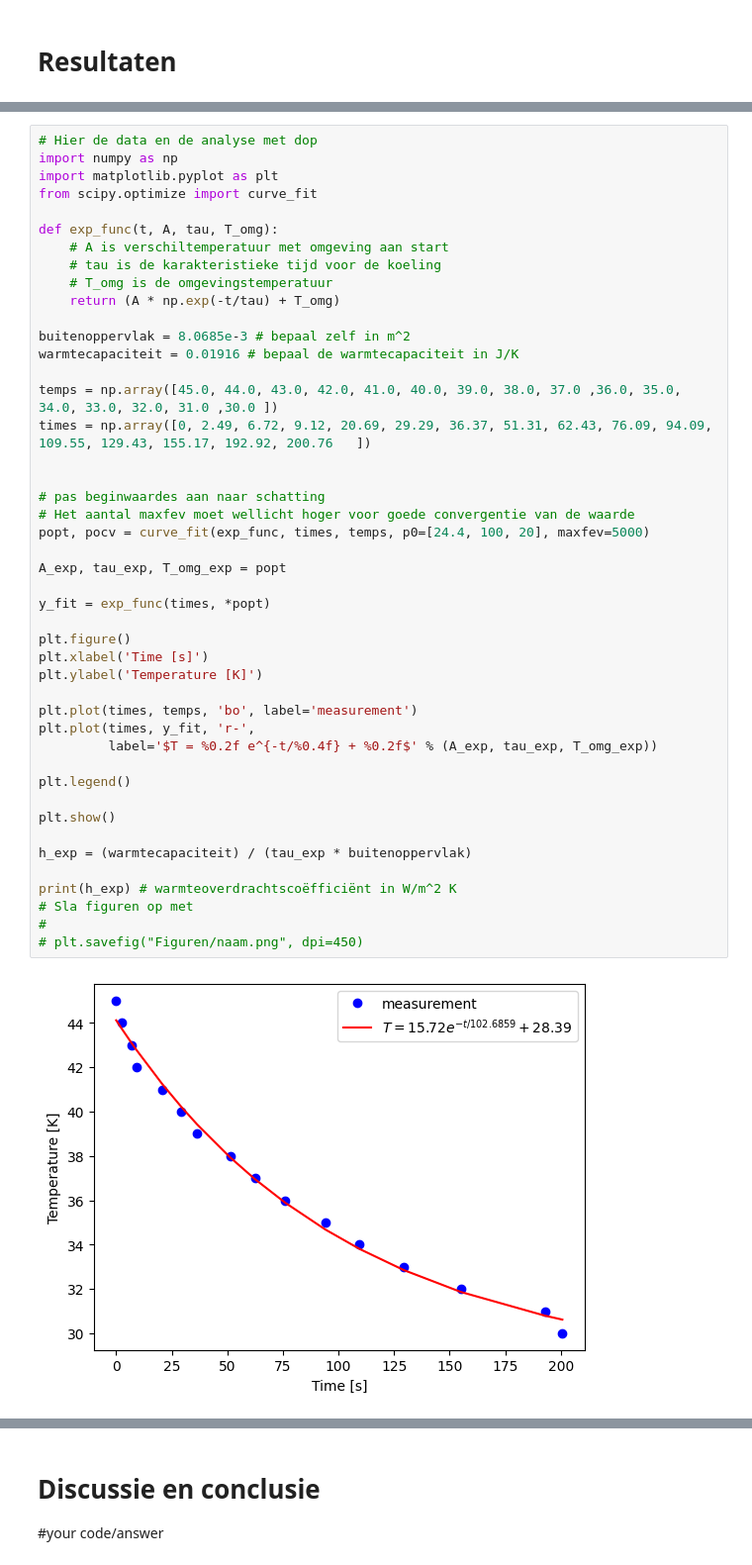
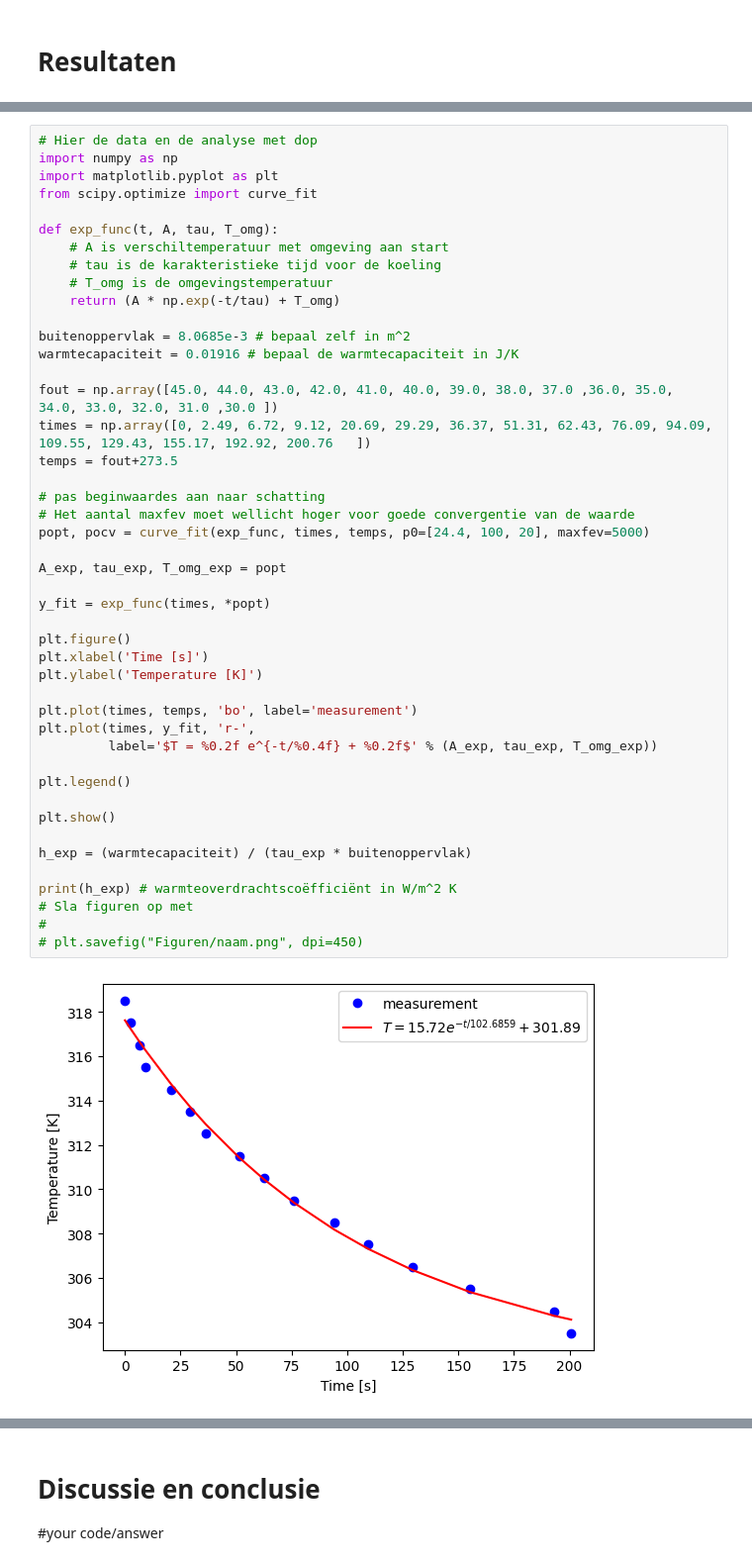
Before and after one commit to fienecg-arch/Fiene-en-Thomas, a Jupyter notebook: Content/Labs/koelbuis.ipynb, the cells around one changed output, grey strips where cells are left out. Shown: that part at 99% size. Drawn from its saved outputs; the diff is of its cells as text.

```diff
--- a/Content/Labs/koelbuis.ipynb
+++ b/Content/Labs/koelbuis.ipynb
@@ -227,35 +227,35 @@ def exp_func(t, A, tau, T_omg):
 buitenoppervlak = 8.0685e-3 # bepaal zelf in m^2
 warmtecapaciteit = 0.01916 # bepaal de warmtecapaciteit in J/K
 
-temps = np.array([45.0, 44.0, 43.0, 42.0, 41.0, 40.0, 39.0, 38.0, 37.0 ,36.0, 35.0, 34.0, 33.0, 32.0, 31.0 ,30.0 ])
+fout = np.array([45.0, 44.0, 43.0, 42.0, 41.0, 40.0, 39.0, 38.0, 37.0 ,36.0, 35.0, 34.0, 33.0, 32.0, 31.0 ,30.0 ])
 times = np.array([0, 2.49, 6.72, 9.12, 20.69, 29.29, 36.37, 51.31, 62.43, 76.09, 94.09, 109.55, 129.43, 155.17, 192.92, 200.76   ])
-
+temps = fout+273.5
 
 # pas beginwaardes aan naar schatting
 # Het aantal maxfev moet wellicht hoger voor goede convergentie van de waarde
 popt, pocv = curve_fit(exp_func, times, temps, p0=[24.4, 100, 20], maxfev=5000)
 
 A_exp, tau_exp, T_omg_exp = popt
 
 y_fit = exp_func(times, *popt)
 
 plt.figure()
 plt.xlabel('Time [s]')
 plt.ylabel('Temperature [K]')
 
 plt.plot(times, temps, 'bo', label='measurement')
 plt.plot(times, y_fit, 'r-',
          label='$T = %0.2f e^{-t/%0.4f} + %0.2f$' % (A_exp, tau_exp, T_omg_exp))
 
 plt.legend()
 
 plt.show()
 
 h_exp = (warmtecapaciteit) / (tau_exp * buitenoppervlak)
 
 print(h_exp) # warmteoverdrachtscoëfficiënt in W/m^2 K
 # Sla figuren op met
 #
 # plt.savefig("Figuren/naam.png", dpi=450)
 # %% [output]
-[figure, old version]
+[figure, new version]
```
Also changed, not shown: parts of 2 cells of this notebook, 2 other files.
